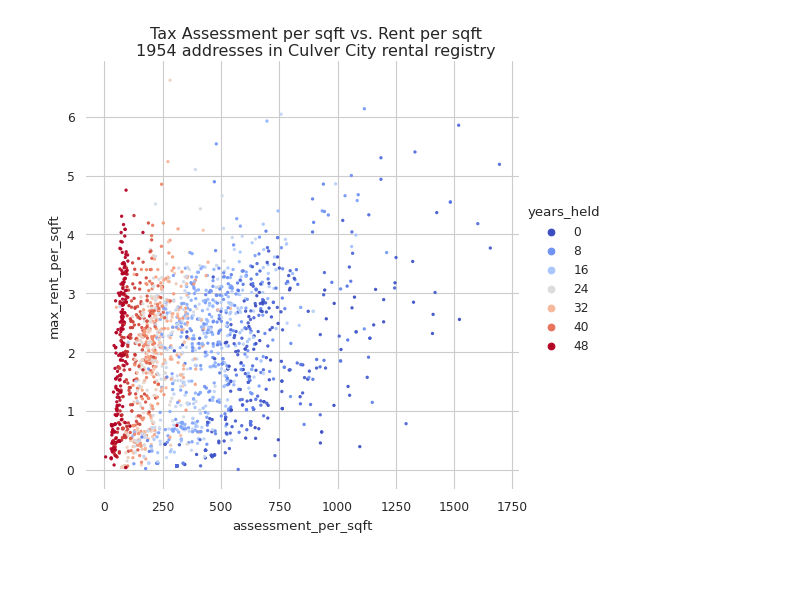
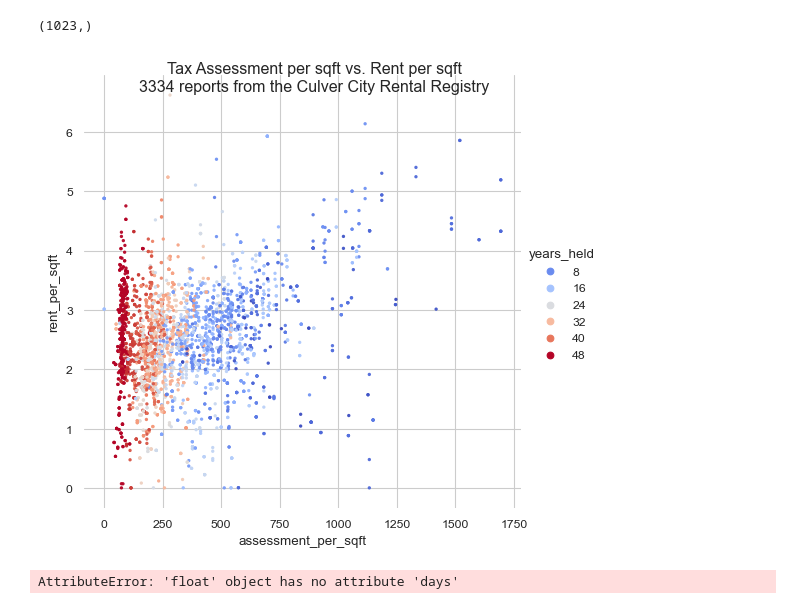
Before and after one commit to rcompton/ryancompton.net, a Jupyter notebook: assets/culver_city_rental_plot.ipynb, the cells around one changed output. Cells and saved outputs as stored; diff of their text form; code cells hidden in the pictures; blank space fills up the shorter version.

```diff
--- a/assets/culver_city_rental_plot.ipynb
+++ b/assets/culver_city_rental_plot.ipynb
@@ -15,7 +17,7 @@ init_notebook_mode(all_interactive=True)
 conn_str = os.getenv("CRAIGGER_CONN")  # make sure the tunnel is open
 engine = create_engine(conn_str)
 # %%
-dfcc = pd.read_excel('/home/ryn/ryancompton.net/assets/culver_city/responsive_record.xlsx')
+dfcc = pd.read_excel(os.getenv("HOME")+'/ryancompton.net/assets/culver_city/responsive_record.xlsx')
 # %%
 dftax = pd.read_sql("SELECT * FROM culver_city_rental_tax;", engine)
 # %%
@@ -40,14 +35,25 @@ Index(['AddressLine1', 'AddressLine2', 'OwnerName', 'CertOfOccuDate',
 # %%
 dfm = pd.merge(dfcc, dftax, on='AddressLineSum').copy()
+print(dfm.shape)
 print(dfm.UseType.value_counts())
 
 dfm = dfm.dropna()
 dfm = dfm[dfm.SqftMain != '']
+dfm.RentAmount = dfm.RentAmount.map(int)
+dfm = dfm[dfm['RentAmount'] > 0]
+dfm['ReportDate'] = pd.to_datetime(dfm['ReportDate'])
+dfm['CurrentRoll_BaseYear'] = pd.to_datetime(dfm['CurrentRoll_BaseYear'])
+dfm['BaseValue_Year'] = pd.to_datetime(dfm['BaseValue_Year'])
+dfm = dfm[dfm['BaseValue_Year'] < dfm['ReportDate']]
+print(dfm.shape)
 dfm.SqftMain = dfm.SqftMain.map(float)
-dfm.RentAmount = dfm.RentAmount.map(int)
 dfm['MaxRentAmount'] = dfm.groupby('AddressLineSum')['RentAmount'].transform('max')
+dfm['MinRentAmount'] = dfm.groupby('AddressLineSum')['RentAmount'].transform('min')
 dfm = dfm[[
+    'RentAmount',
     'MaxRentAmount',
+    'MinRentAmount',
+    'ReportDate',
     'AddressLineSum',
     'AIN',
     'CurrentRoll_BaseYear',
@@ -60,19 +66,14 @@ dfm = dfm[[
 ]]
 dfm = dfm.drop_duplicates()
 
-dfm["years_held"] = dfm["CurrentRoll_BaseYear"].map(int) - dfm["BaseValue_Year"].map(int)
+dfm["years_held"] = (dfm["CurrentRoll_BaseYear"] - dfm["BaseValue_Year"]).map(lambda x: pd.to_numeric(x.days/365.2425))
 dfm['current_assessment']  = dfm.CurrentRoll_LandValue.map(int) + dfm.CurrentRoll_ImpValue.map(int)
 dfm['max_rent_per_sqft'] = dfm.MaxRentAmount/dfm.SqftMain
+dfm['min_rent_per_sqft'] = dfm.MinRentAmount/dfm.SqftMain
+dfm['rent_per_sqft'] = dfm.RentAmount/dfm.SqftMain
 dfm['assessment_per_sqft'] = dfm.current_assessment/dfm.SqftMain
-dfm["assessment_to_rent_ratio"] = dfm["current_assessment"] / dfm["MaxRentAmount"]
 dfm["lagov"] = "https://portal.assessor.lacounty.gov/parceldetail/" + dfm["AIN"]
 
-
-
-dfm = dfm[dfm.assessment_per_sqft < 1750]
-dfm = dfm[dfm.max_rent_per_sqft < 7.5]
-dfm = dfm[dfm["assessment_per_sqft"] > 0]
-dfm = dfm[dfm['max_rent_per_sqft'] > 0]
-
-#dfm = dfm[dfm.UseType.map(lambda x: x in {'Single Family Residence', 'Condominium'})]
+dfm = dfm[dfm.UseType.map(lambda x: x in {'Single Family Residence', 'Condominium'})]
+print(dfm.shape)
 # %% [output]
@@ -86,28 +96,39 @@ Name: UseType, dtype: int64
+# %%
+dfm['AddressLineSum'].unique().shape
+# %% [output]
+(1023,)
 # %%
 sns.set_theme(style="whitegrid")
 sns.set_context("paper")
 
 cmap = sns.color_palette("coolwarm", as_cmap=True)
 
+dfm = dfm[dfm.assessment_per_sqft < 1750]
+dfm = dfm[dfm.max_rent_per_sqft < 7.5]
+
 g = sns.relplot(
     data=dfm,
     x="assessment_per_sqft",
-    y="max_rent_per_sqft",
+    y="rent_per_sqft",
     hue="years_held",
     linewidth=0,
     alpha=0.95,
     palette=cmap,
     marker=".",
 )
 g.despine(left=True, bottom=True)
 plt.suptitle(
-    f"Tax Assessment per sqft vs. Rent per sqft\n{len(dfm)} addresses in Culver City rental registry",
-    y=1.04,
+    f"Tax Assessment per sqft vs. Rent per sqft\n{len(dfm)} reports from the Culver City Rental Registry",
+    y=1.0,
 )
 plt.savefig(
    os.path.join(
-       os.environ["HOME"], "ryancompton.net/assets/pix/tax_vs_rent_culver_city.png"
+       os.environ["HOME"], "prop13wtf/assets/pix/tax_vs_rent_culver_city.png"
    )
 )
 # %% [output]
-[figure, old version]
+[figure, new version]
+# %%
+sns.displot(dfm['max_rent_per_sqft'] - dfm['min_rent_per_sqft'])
+# %% [output]
+AttributeError: 'float' object has no attribute 'days'
```
Also changed, not shown: parts of 8 cells of this notebook.
